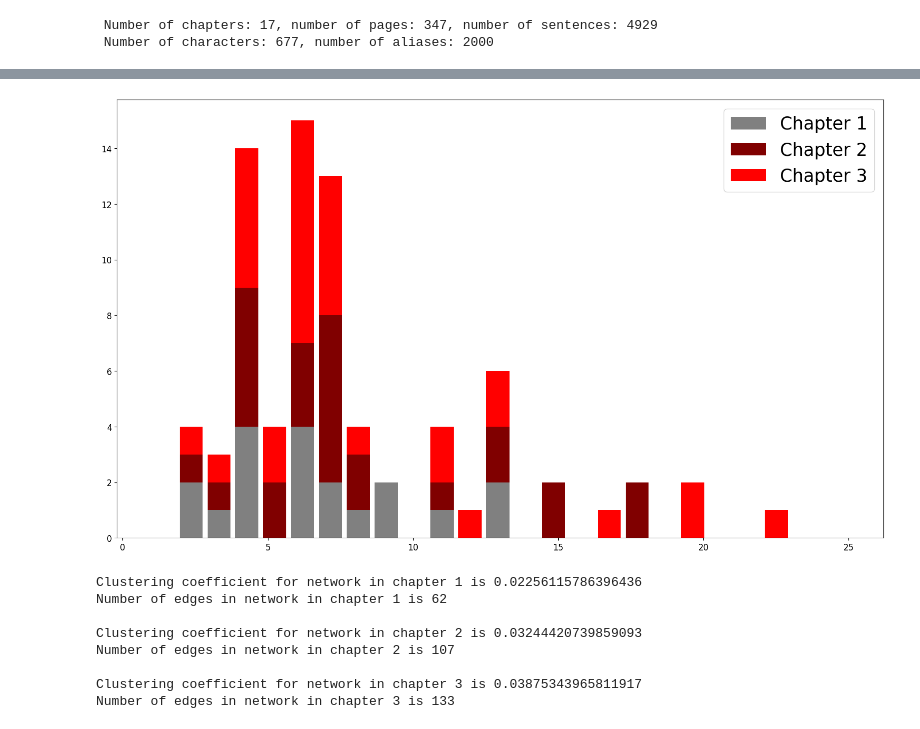
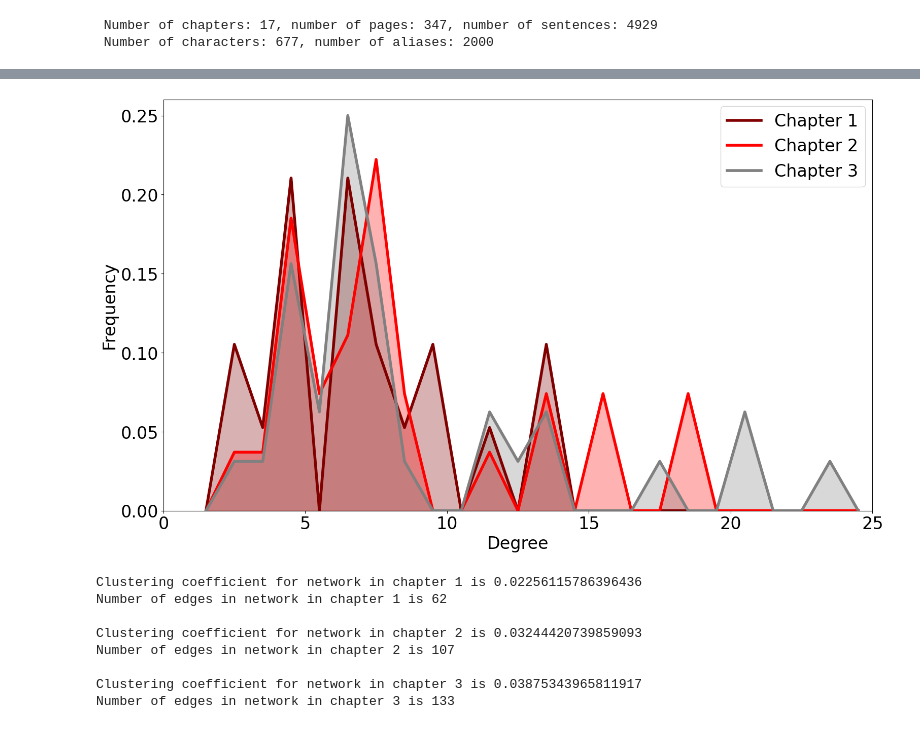
Before and after one commit to Magnus-Harder/CSS_Project, a Jupyter notebook: 2.Network/built_network.ipynb, the cells around one changed output, grey strips where cells are left out. Drawn from its saved outputs; the diff is of its cells as text; code cells hidden in the pictures.

Commit message:
Updates to degree graph and final works on wordclouds

```diff
--- a/2.Network/built_network.ipynb
+++ b/2.Network/built_network.ipynb
@@ -72,3 +66,6 @@ for chapternr in range(1,4):
             if sum(edge_weight.values()) != 0:
                 tempG.add_edge(char1['name'], char2['name'], weight=edge_weight)
     Gs.append(nx.compose(Gs[-1],tempG))
+# %%
+g = 3
+[Gs[g].degree(n) for n in Gs[g].nodes if Gs[g].degree(n) != 0]
@@ -75,16 +90,30 @@ for chapternr in range(1,4):
 # %%
-# Plot degree distribution for first 3 chapters?
+import numpy as np
+
 fig, axs = plt.subplots(1, 1, figsize=(15.5, 9), constrained_layout=True)
 plt.rcParams.update({'font.size': 12})
-degrees = []
-for chapternr,g in enumerate(Gs[1:]):
-    degrees.append([g.degree(n) for n in g.nodes if g.degree(n) != 0])
 
-plt.hist(degrees,range=(1,25),bins=25,width=0.8,color=["gray","maroon","red"],stacked=True)
-plt.legend(["Chapter 1","Chapter 2", "Chapter 3"],prop={'size': 25})
+# degrees = []
+for chapternr, g, color in zip(range(1,4), Gs[1:], ['maroon','red','gray']):
+    degrees = [g.degree(n) for n in g.nodes if g.degree(n) != 0]
+
+    # axs[chapternr-1].hist(degrees, range=(1,25), bins=10, width=0.8, color=color, label=f"Chapter {chapternr}")
+    bins = np.linspace(1,25,25)
+    hist, edges = np.histogram(degrees, bins=bins, density = True)
+    x = (edges[1:]+edges[:-1])/2
+    width = bins[1] - bins[0]
+    plt.plot(x, hist, color=color, label=f"Chapter {chapternr}", linewidth=4)
+    plt.fill_between(x, np.zeros(len(x)), hist, color=color, alpha=0.3)
+
+fig.legend(prop={'size': 24}, ncol=1, loc='upper right', bbox_to_anchor=(0.985, 1))
+plt.tick_params(axis='both', which='major', labelsize=24)
+plt.xlim(0,25)
+plt.ylim(0,0.26)
+plt.xlabel('Degree', fontsize=24)
+plt.ylabel('Frequency', fontsize=24)
 plt.show()
 # %% [output]
-[figure, old version]
+[figure, new version]
 # %%
 #Clustering coefficient
 def clustering_coefficient(G):
```
Also changed, not shown: parts of 3 cells of this notebook, 1 other file.
